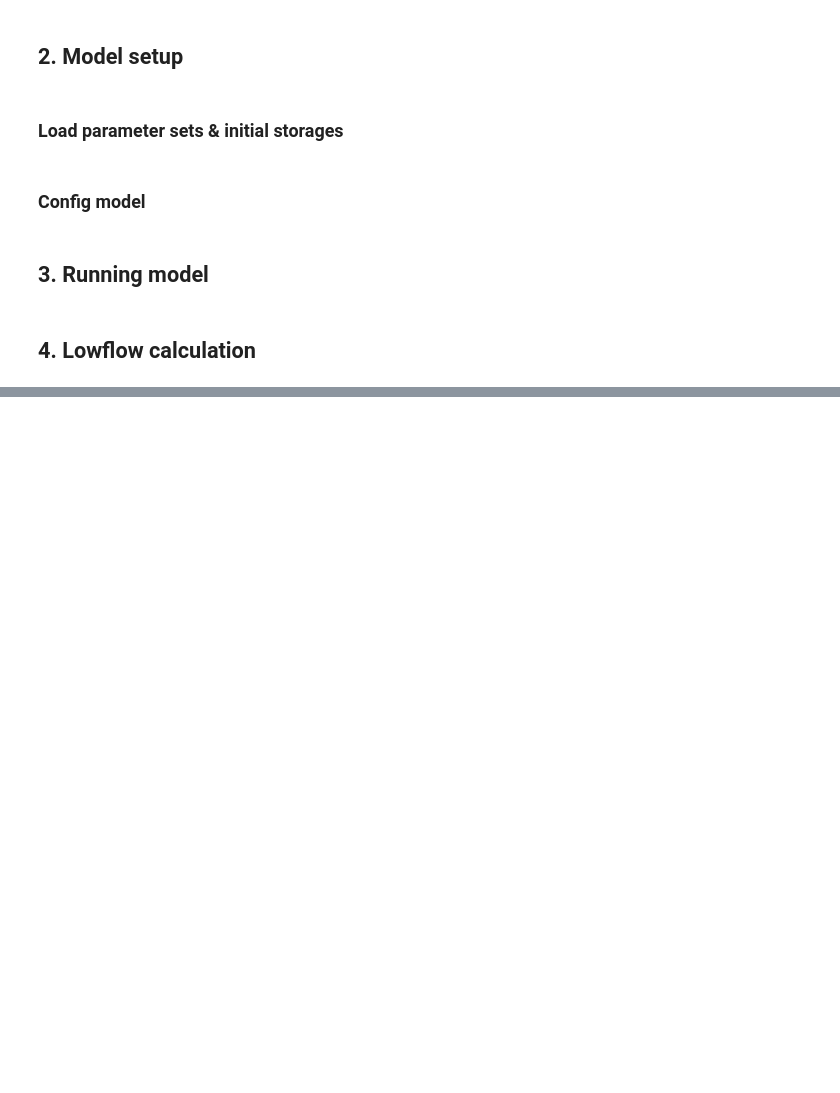
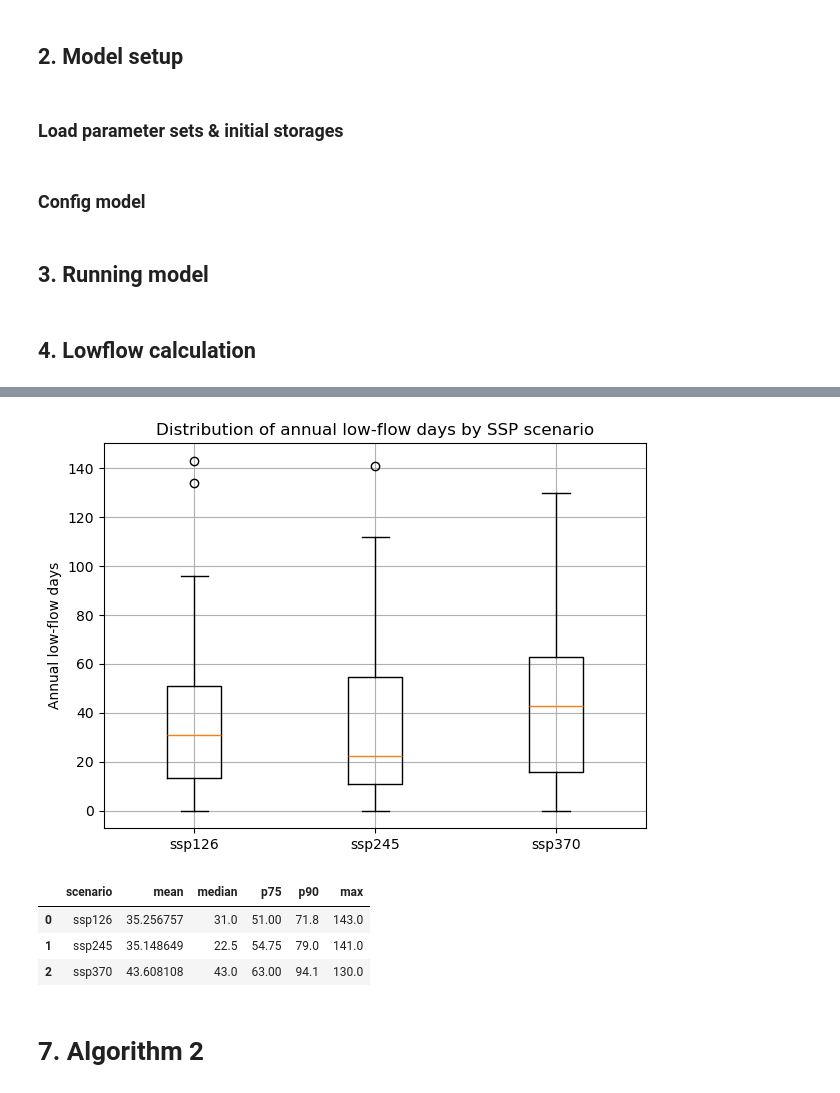
Before and after one commit to eWaterCycle/projects, a Jupyter notebook: Workyard/Step7_CMIP_Projections.ipynb, the cells around one changed output, grey strips where cells are left out. Cells and saved outputs as stored; diff of their text form; code cells hidden in the pictures; blank space fills up the shorter version.

```diff
--- a/Workyard/Step7_CMIP_Projections.ipynb
+++ b/Workyard/Step7_CMIP_Projections.ipynb
@@ -284,0 +660,33 @@ NameError: name 'lowflow_counter_ensemble' is not defined
+# %%
+def boxplot_lowflow_by_scenario(lowflow_results, scenarios, periods):
+
+    data = []
+    labels = []
+
+    for scenario in scenarios:
+
+        all_lowflows = []
+
+        for i in range(len(periods[0])):
+
+            start_year = periods[0][i]
+            end_year = periods[1][i]
+
+            key = f"{scenario}_{start_year}_{end_year}"
+            lowflow_table = lowflow_results[key]
+
+            all_lowflows.extend(lowflow_table["set_avg"].values)
+
+        data.append(all_lowflows)
+        labels.append(scenario)
+
+    plt.figure(figsize=(7, 5))
+    plt.boxplot(data, labels=labels)
+    plt.ylabel("Annual low-flow days")
+    plt.title("Distribution of annual low-flow days by SSP scenario")
+    plt.grid(True)
+    plt.show()
+# %%
+boxplot_lowflow_by_scenario(lowflow_results, scenarios, periods)
+# %% [output]
+[figure, added]
@@ -284,0 +724,9 @@ NameError: name 'lowflow_counter_ensemble' is not defined
+# %%
+lowflow_quantile_table(lowflow_results, scenarios, periods)
+# %% [output]
+|  | scenario | mean | median | p75 | p90 | max |
+| 0 | ssp126 | 35.256757 | 31.0 | 51.00 | 71.8 | 143.0 |
+| 1 | ssp245 | 35.148649 | 22.5 | 54.75 | 79.0 | 141.0 |
+| 2 | ssp370 | 43.608108 | 43.0 | 63.00 | 94.1 | 130.0 |
+# %% [markdown]
+# 7. Algorithm 2
```
Also changed, not shown: parts of 29 cells of this notebook.
